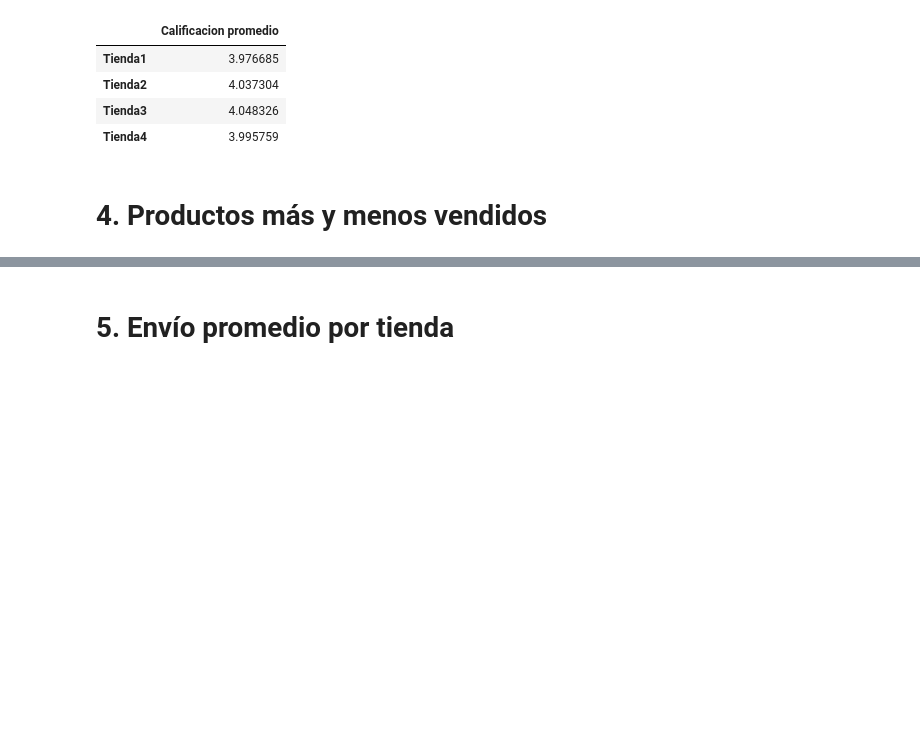
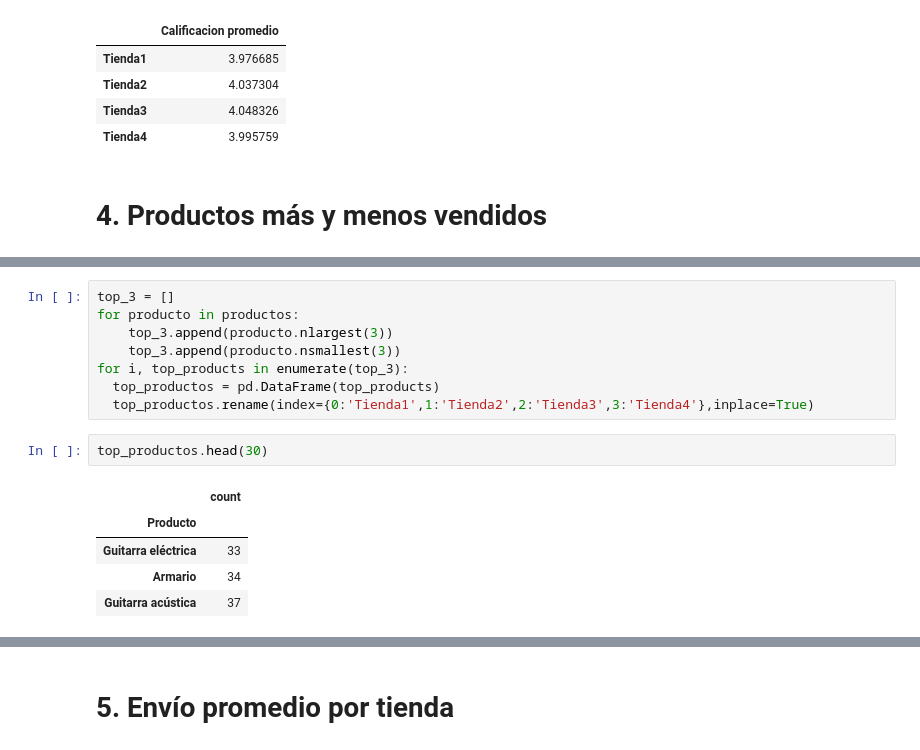
Before and after one commit to Yaaxek/Alura_Store, a Jupyter notebook: AluraStoreLatam.ipynb, the cells around one changed output, grey strips where cells are left out. Saved outputs shown, nothing was run; the diff lists cells and outputs as text; blank space fills up the shorter version.

```diff
--- a/AluraStoreLatam.ipynb
+++ b/AluraStoreLatam.ipynb
@@ -222,0 +221,16 @@ productos
+# %%
+top_3 = []
+for producto in productos:
+    top_3.append(producto.nlargest(3))
+    top_3.append(producto.nsmallest(3))
+for i, top_products in enumerate(top_3):
+  top_productos = pd.DataFrame(top_products)
+  top_productos.rename(index={0:'Tienda1',1:'Tienda2',2:'Tienda3',3:'Tienda4'},inplace=True)
+# %%
+top_productos.head(30)
+# %% [output]
+|  | count |
+| Producto |  |
+| Guitarra eléctrica | 33 |
+| Armario | 34 |
+| Guitarra acústica | 37 |
```
Also changed, not shown: parts of 4 cells of this notebook.
